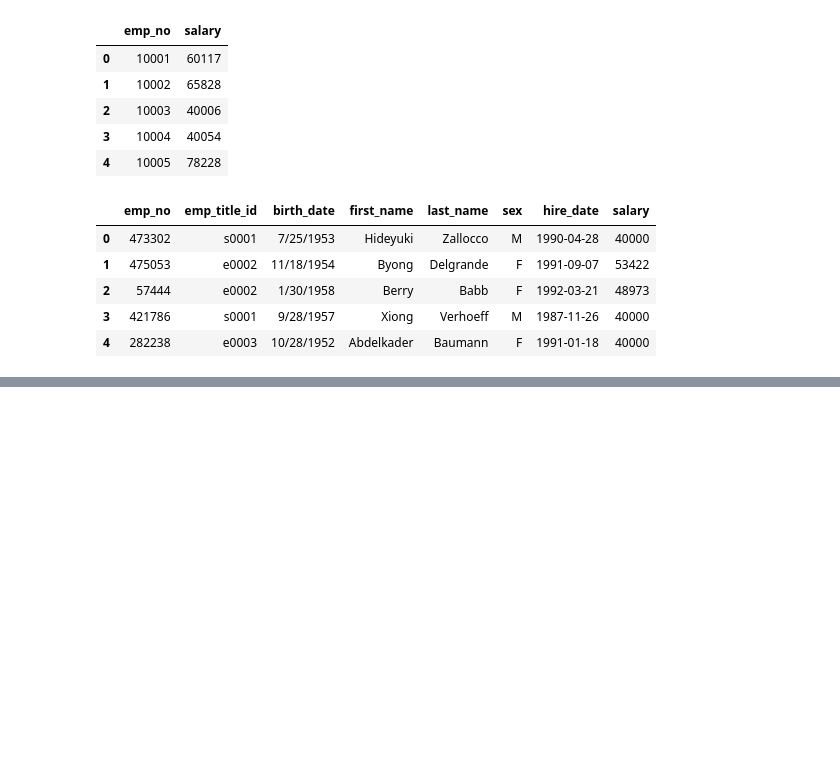
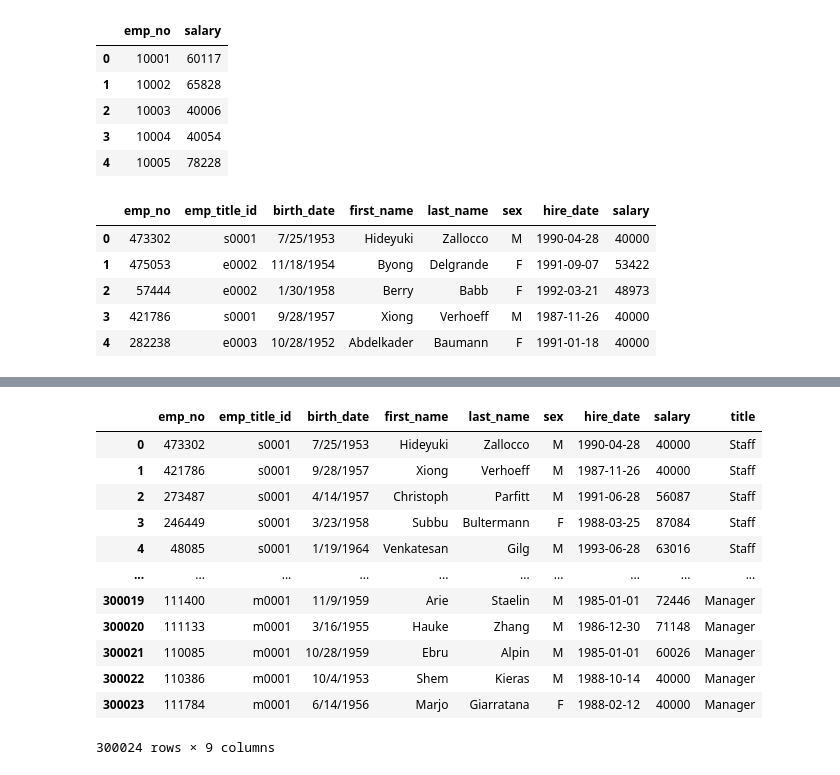
Before and after one commit to YaredHaile/sql-challenge, a Jupyter notebook: EmployeeSQL/employee_analysis.ipynb, the cells around one changed output, grey strips where cells are left out. Drawn from its saved outputs; the diff is of its cells as text; code cells hidden in the pictures; blank space fills up the shorter version.

```diff
--- a/EmployeeSQL/employee_analysis.ipynb
+++ b/EmployeeSQL/employee_analysis.ipynb
@@ -18,0 +6,10 @@ eemployees_df.head()
+# %%
+# Define the folder path and CSV file name
+folder_path = "../EmployeeSQL/data/"
+csv_file_name = "employees.csv"
+
+# Read the CSV file
+employees_df = pd.read_csv(f"{folder_path}/{csv_file_name}")
+
+# Display the first few rows of the DataFrame
+employees_df.head()
@@ -74,18 +132,26 @@ merged_df.head()
 # %%
-# Specify the path to the titles.csv file
-titles_file = "../EmployeeSQL/data/titles.csv"
-
-# Read the titles data into a DataFrame
-titles_df = pd.read_csv(titles_file)
-
 # Merge the titles data with the merged_df
 merged_df = merged_df.merge(titles_df, left_on='emp_title_id', right_on='title_id')
 
-# Drop the redundant 'title_id' column
-merged_df = merged_df.drop(columns=['title_id'])
+# Drop the redundant 'title_id' column and all 'title' columns except one
+merged_df = merged_df.drop(columns=['title_id', 'title_x', 'title_y']).rename(columns={'title': 'title'})
 
-# Rename the 'title' column for consistency
-merged_df = merged_df.rename(columns={'title': 'title'})
+# Display the result
+merged_df
+# %% [output]
+|  | emp_no | emp_title_id | birth_date | first_name | last_name | sex | hire_date | salary | title |
+| 0 | 473302 | s0001 | 7/25/1953 | Hideyuki | Zallocco | M | 1990-04-28 | 40000 | Staff |
+| 1 | 421786 | s0001 | 9/28/1957 | Xiong | Verhoeff | M | 1987-11-26 | 40000 | Staff |
+| 2 | 273487 | s0001 | 4/14/1957 | Christoph | Parfitt | M | 1991-06-28 | 56087 | Staff |
+| 3 | 246449 | s0001 | 3/23/1958 | Subbu | Bultermann | F | 1988-03-25 | 87084 | Staff |
+| 4 | 48085 | s0001 | 1/19/1964 | Venkatesan | Gilg | M | 1993-06-28 | 63016 | Staff |
+| ... | ... | ... | ... | ... | ... | ... | ... | ... | ... |
+| 300019 | 111400 | m0001 | 11/9/1959 | Arie | Staelin | M | 1985-01-01 | 72446 | Manager |
+| 300020 | 111133 | m0001 | 3/16/1955 | Hauke | Zhang | M | 1986-12-30 | 71148 | Manager |
+| 300021 | 110085 | m0001 | 10/28/1959 | Ebru | Alpin | M | 1985-01-01 | 60026 | Manager |
+| 300022 | 110386 | m0001 | 10/4/1953 | Shem | Kieras | M | 1988-10-14 | 40000 | Manager |
+| 300023 | 111784 | m0001 | 6/14/1956 | Marjo | Giarratana | F | 1988-02-12 | 40000 | Manager |
+300024 rows × 9 columns
 # %%
 # Group the data by 'title' and calculate the average salary
 salary_by_title = merged_df.groupby('title')['salary'].mean().reset_index()
```
Also changed, not shown: parts of 9 cells of this notebook.
